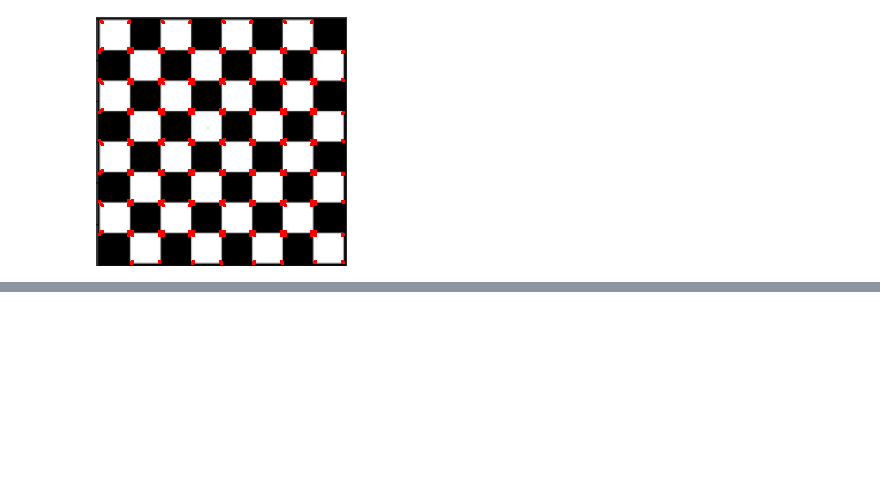
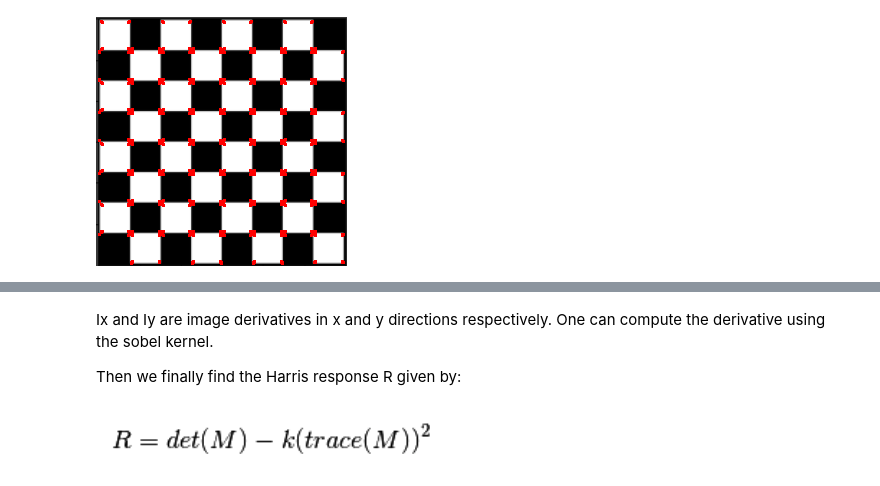
Before and after one commit to MohmedAAK/-Advanced-computer-vision-v1, a Jupyter notebook: Advanced computer vision/team1/lec4_feature_detection.ipynb, the cells around one changed output, grey strips where cells are left out. Cells and saved outputs as stored; diff of their text form; code cells hidden in the pictures; blank space fills up the shorter version.

```diff
--- a/Advanced computer vision/team1/lec4_feature_detection.ipynb
+++ b/Advanced computer vision/team1/lec4_feature_detection.ipynb
@@ -72,0 +115,8 @@ https://docs.opencv.org/4.x/dd/d1a/group__imgproc__feature.html#gac1fc3598018010
+# %% [markdown]
+Ix and Iy are image derivatives in x and y directions respectively. One can compute the derivative using the sobel kernel.
+
+Then we finally find the Harris response R given by:
+# %%
+show("eq4.png")
+# %% [output]
+[figure, added]
```
Also changed, not shown: parts of 32 cells of this notebook.
